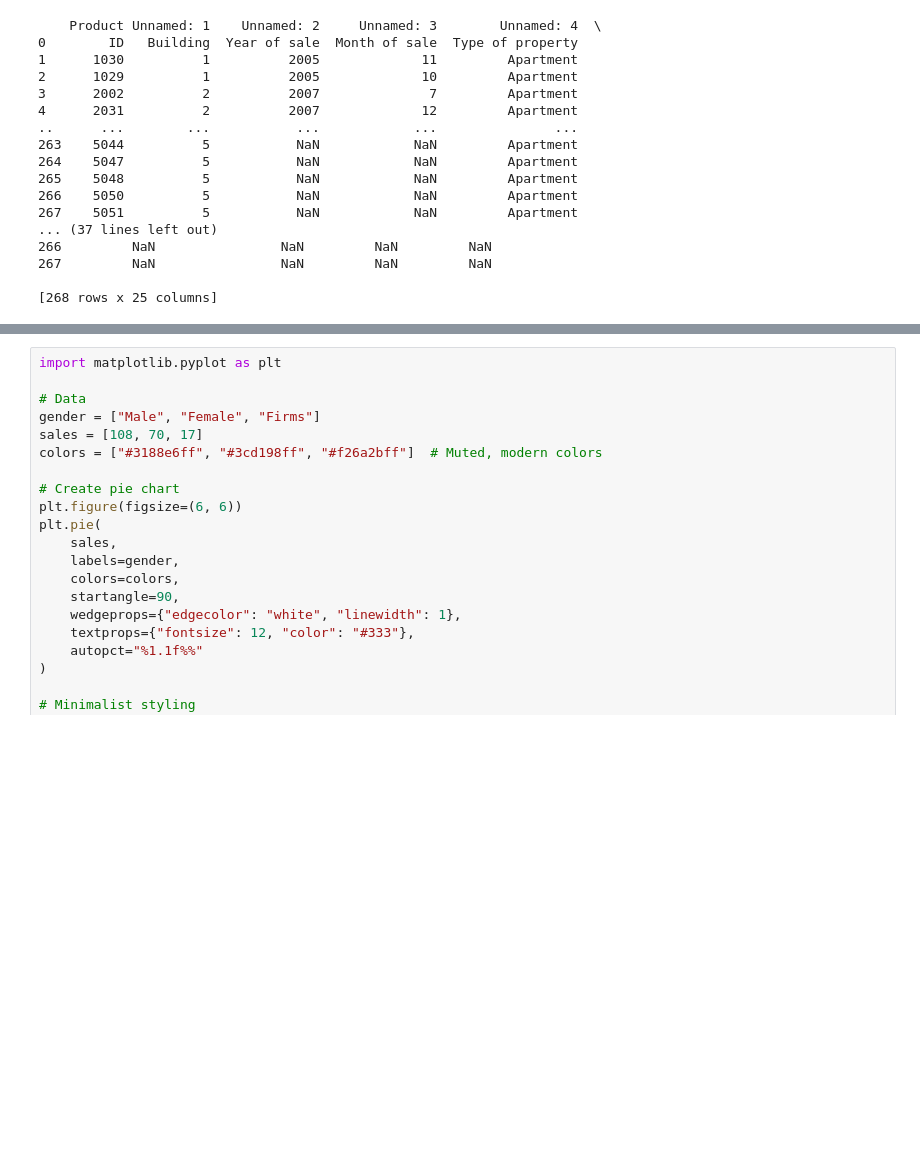
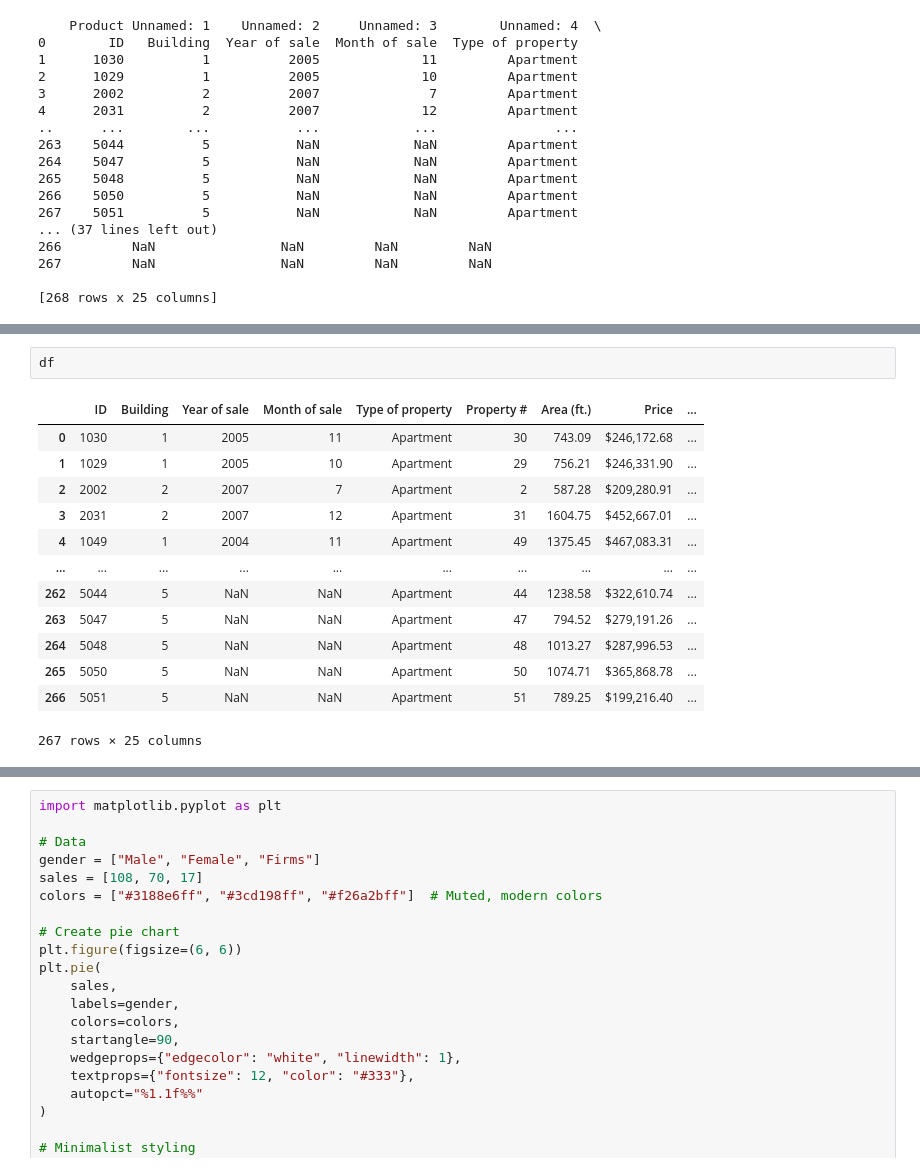
Before and after one commit to Rumaan-Kaisar/DataScience, a Jupyter notebook: Stat_ch1_dscptv/ch1_descriptive_stat_P2_prctc.ipynb, the cells around one changed output, grey strips where cells are left out. Saved outputs shown, nothing was run; the diff lists cells and outputs as text; blank space fills up the shorter version.

```diff
--- a/Stat_ch1_dscptv/ch1_descriptive_stat_P2_prctc.ipynb
+++ b/Stat_ch1_dscptv/ch1_descriptive_stat_P2_prctc.ipynb
@@ -289,0 +307,16 @@ print(df)
+# %%
+df
+# %% [output]
+|  | ID | Building | Year of sale | Month of sale | Type of property | Property # | Area (ft.) | Price | ... |
+| 0 | 1030 | 1 | 2005 | 11 | Apartment | 30 | 743.09 | $246,172.68 | ... |
+| 1 | 1029 | 1 | 2005 | 10 | Apartment | 29 | 756.21 | $246,331.90 | ... |
+| 2 | 2002 | 2 | 2007 | 7 | Apartment | 2 | 587.28 | $209,280.91 | ... |
+| 3 | 2031 | 2 | 2007 | 12 | Apartment | 31 | 1604.75 | $452,667.01 | ... |
+| 4 | 1049 | 1 | 2004 | 11 | Apartment | 49 | 1375.45 | $467,083.31 | ... |
+| ... | ... | ... | ... | ... | ... | ... | ... | ... | ... |
+| 262 | 5044 | 5 | NaN | NaN | Apartment | 44 | 1238.58 | $322,610.74 | ... |
+| 263 | 5047 | 5 | NaN | NaN | Apartment | 47 | 794.52 | $279,191.26 | ... |
+| 264 | 5048 | 5 | NaN | NaN | Apartment | 48 | 1013.27 | $287,996.53 | ... |
+| 265 | 5050 | 5 | NaN | NaN | Apartment | 50 | 1074.71 | $365,868.78 | ... |
+| 266 | 5051 | 5 | NaN | NaN | Apartment | 51 | 789.25 | $199,216.40 | ... |
+267 rows × 25 columns
```
Also changed, not shown: parts of 12 cells of this notebook.
